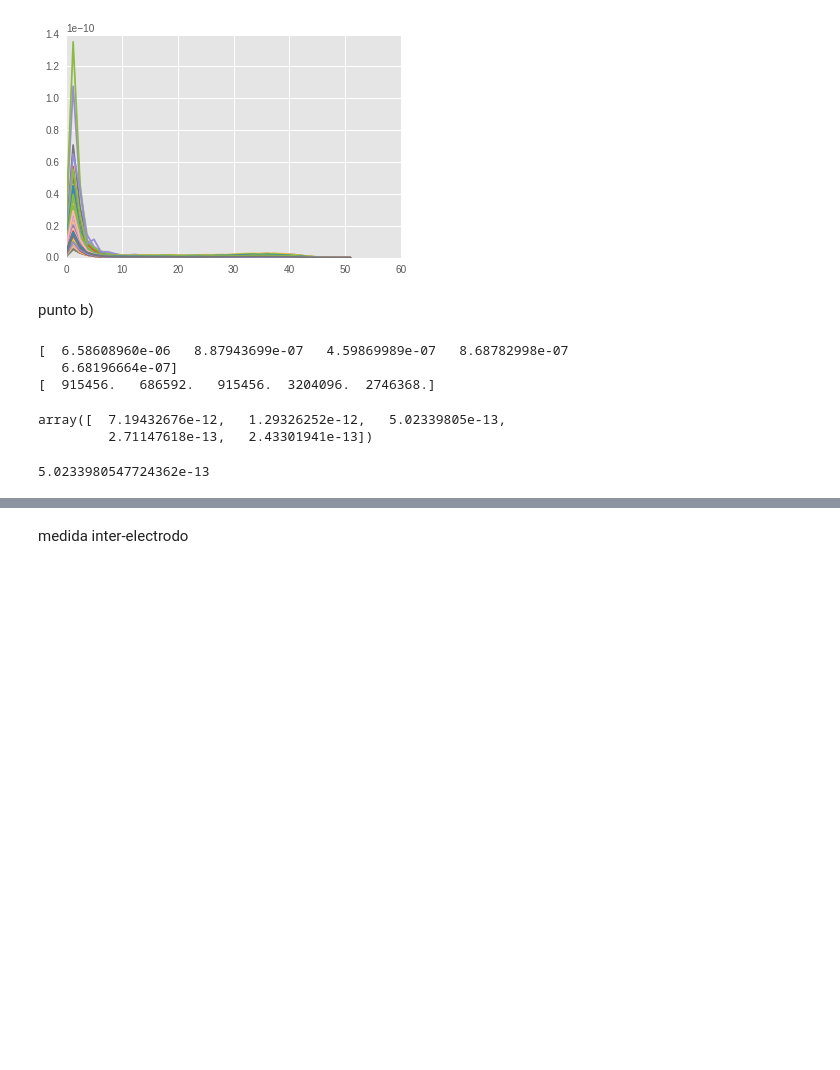
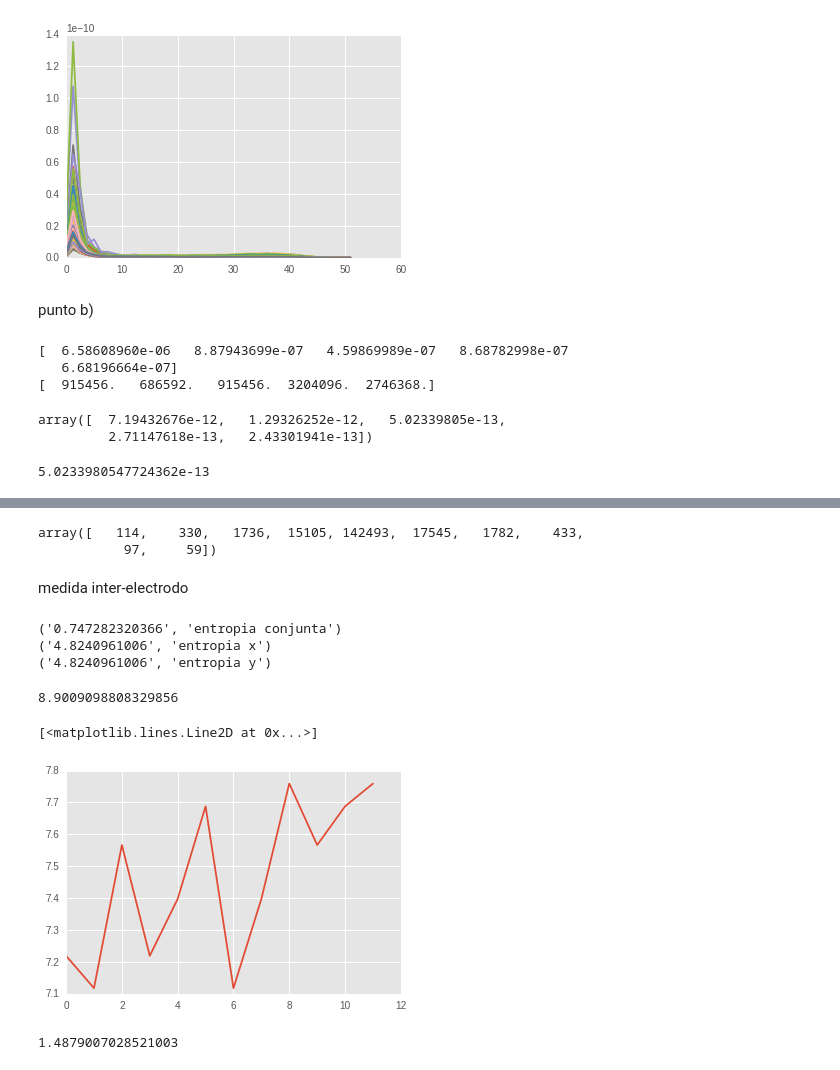
Before and after one commit to MascittiJA/CienciaDatos, a Jupyter notebook: TP2/segundo-intento.ipynb, the cells around one changed output, grey strips where cells are left out. Cells and saved outputs as stored; diff of their text form; code cells hidden in the pictures; blank space fills up the shorter version.

```diff
--- a/TP2/segundo-intento.ipynb
+++ b/TP2/segundo-intento.ipynb
@@ -252,2 +297,44 @@ ax.set_ylim(1e-10,1e-7)
+# %%
+np.histogram(elec1)[0]
+# %% [output]
+array([   114,    330,   1736,  15105, 142493,  17545,   1782,    433,
+           97,     59])
 # %% [markdown]
 medida inter-electrodo
+# %%
+def informacion_mutua(elec1, elec2):
+    bins_pares = np.histogram2d(elec1.flatten(), elec2.flatten())[0]
+    bins_elec1  = np.histogram(elec1, bins='fd')[0]
+    bins_elec2  = np.histogram(elec2, bins='fd')[0]
+
+    H_xy = entropy(bins_pares.flatten())
+#     print(str(H_xy),"entropia conjunta")
+    H_x  = entropy(bins_elec1)
+#     print(str(H_x),"entropia x")
+    H_y  = entropy(bins_elec2)
+#     print(str(H_y),"entropia y")
+
+    return H_x + H_y - H_xy
+# %%
+# print(entropy(np.histogram2d(electrodo131.flatten(), electrodo131.flatten())[0].flatten()))
+informacion_mutua(elec1,elec1)
+# %% [output]
+('0.747282320366', 'entropia conjunta')
+('4.8240961006', 'entropia x')
+('4.8240961006', 'entropia y')
+8.9009098808329856
+# %%
+# calculo la medida de informacion inter electrodo
+cant_inf2d = []
+for i in [43,79,130,184]:
+    for j in [43,79,130,184]:
+        if i!=j:
+            cant_inf2d.append(informacion_mutua(matriz[:,i,:],matriz[:,j,:]))
+plt.plot(cant_inf2d)
+# %% [output]
+[<matplotlib.lines.Line2D at 0x...>]
+[figure, added]
+# %%
+cantidad_informacion2d(matriz[:,5,:],matriz[:,6,:])
+# %% [output]
+1.4879007028521003
```
Also changed, not shown: parts of 18 cells of this notebook.
